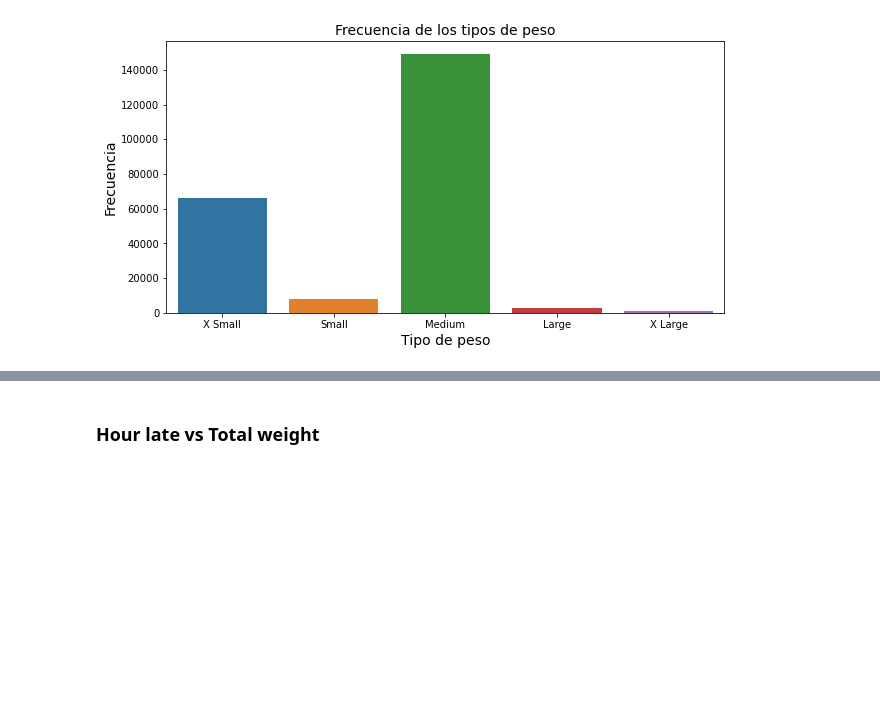
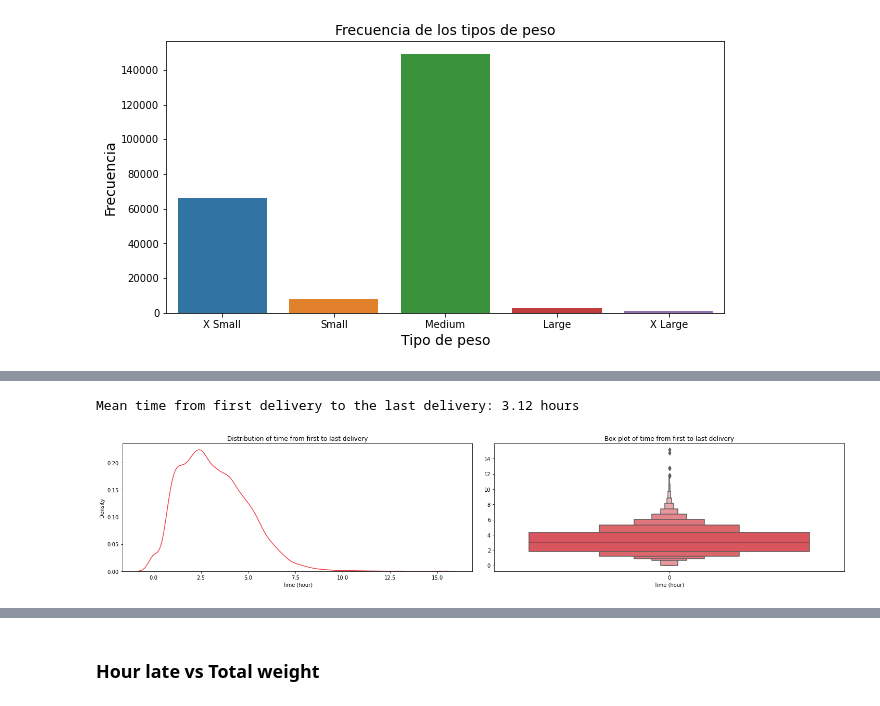
Before and after one commit to enmanuel-mag/ICD-Proyect, a Jupyter notebook: Proyect/notebooks/icd.ipynb, the cells around one changed output, grey strips where cells are left out. Cells and saved outputs as stored; diff of their text form; code cells hidden in the pictures; blank space fills up the shorter version.

```diff
--- a/Proyect/notebooks/icd.ipynb
+++ b/Proyect/notebooks/icd.ipynb
@@ -163,0 +141,47 @@ df.apply(task_around, axis=1)
+# %%
+# We will group deliveries by route ID, to get the average distance and time from the first delivery to the last delivery.
+# With these values we will obtain distance and time ranges to find the route density.
+def haversine_distance(x, y):
+  lon1, lat1, lon2, lat2 = map(math.radians, [x[0], x[1], y[0], y[1]])
+  dlon = lon2 - lon1
+  dlat = lat2 - lat1
+  a = sin(dlat / 2) ** 2 + cos(lat1) * cos(lat2) * sin(dlon / 2) ** 2
+  c = 2 * math.asin(sqrt(a))
+  return R * c
+
+def generate_combinations(points):
+  combinations = []
+  for i in range(len(points)):
+    for j in range(i+1, len(points)):
+      combinations.append([points[i], points[j]])
+  return combinations
+
+def calculate_time(group):
+  min_dt = group['delivery_dt'].min()
+  max_dt = group['delivery_dt'].max()
+  return (max_dt - min_dt).total_seconds() / 3600
+
+def calculate_distance(group):
+  group = group.set_index('delivery_dt')
+  group = group.sort_values('delivery_dt')
+  center = (group['long'].mean(), group['lat'].mean())
+  return np.array(group.apply(lambda r: haversine_distance((r.long, r.lat), center), axis=1)).mean()
+
+gr_hours = df.groupby('route_id').apply(calculate_time)
+gr_distance = df.groupby('route_id').apply(calculate_distance)
+# %%
+fig, ax =plt.subplots(1,2, figsize=(20,4))
+fig.tight_layout()
+
+ax[0].set_title('Distribution of time from first to last delivery')
+ax[0].set_xlabel('Time (hour)')
+sns.kdeplot(data=gr_distance, ax=ax[0], color=PALETTE[1])
+
+ax[1].set_title('Box plot of time from first to last delivery')
+ax[1].set_xlabel('Time (hour)')
+sns.boxenplot(data=gr_distance, ax=ax[1], color=PALETTE[1])
+
+print('Mean time from first delivery to the last delivery: {0:.2f} hours'.format(gr_hours.mean()))
+# %% [output]
+Mean time from first delivery to the last delivery: 3.12 hours
+[figure, added]
```
Also changed, not shown: parts of 26 cells of this notebook, 5 other files.
